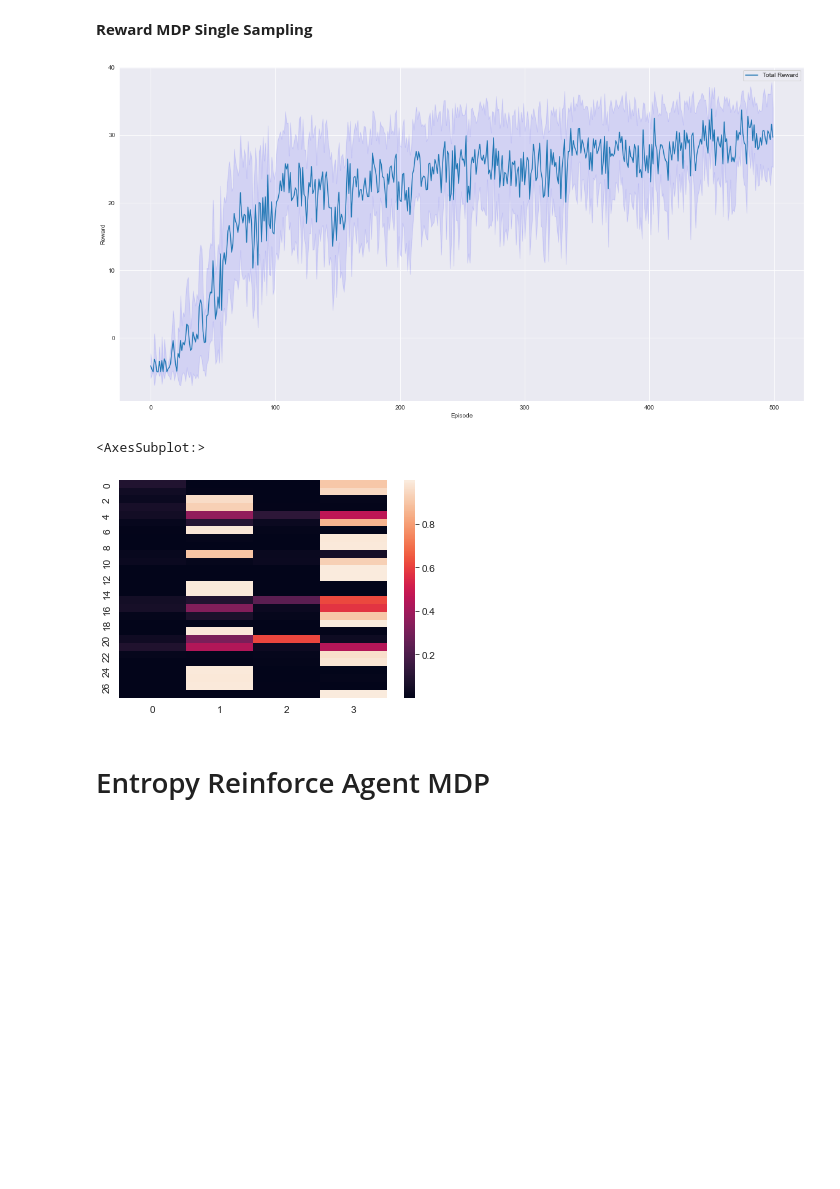
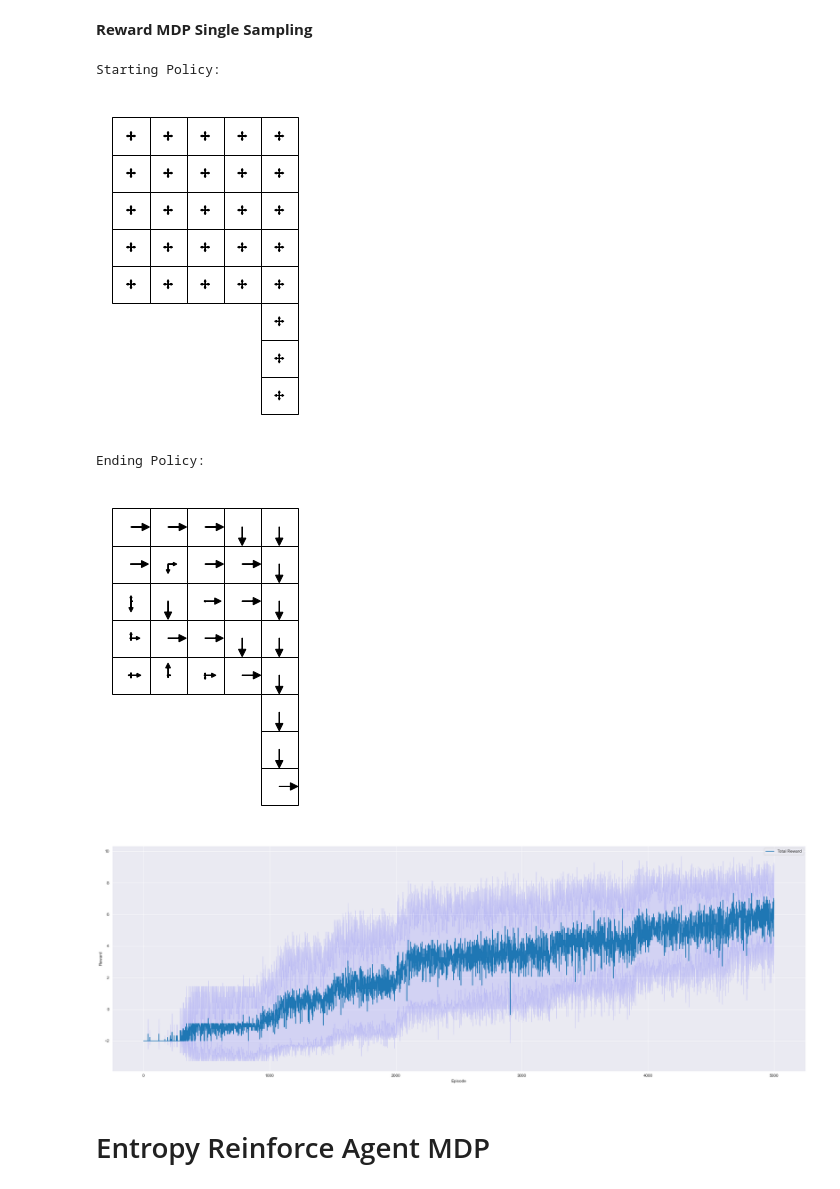
Before and after one commit to duiliocirino/Thesis, a Jupyter notebook: Exploration POMDP/CorridorGridworld.ipynb, the cells around one changed output. Drawn from its saved outputs; the diff is of its cells as text; code cells hidden in the pictures; blank space fills up the shorter version.

```diff
--- a/Exploration POMDP/CorridorGridworld.ipynb
+++ b/Exploration POMDP/CorridorGridworld.ipynb
@@ -241,18 +268,24 @@ class REINFORCEAgent():
 **Reward MDP Single Sampling**
 # %%
 # Create the Gridworld environment and the REINFORCE agent
-n_episodes = 500
-env = GridworldEnv(time_horizon=50)
+n_episodes = 5000
+env = GridworldEnv(time_horizon=20)
 #number of run per episode
-n_run = 15
+n_run = 10
 confidence = 0.95
 
+# Create the REINFORCE agent
+agent = REINFORCEAgent(env)
+
+# Print the starting policy
+print("Starting Policy:")
+print_gridworld_with_policy(agent)
+
 # Train the agent and plot the rewards
-fig, ax = plt.subplots(figsize=(20,10))
 list_total_rewards = []
 with tqdm(total=n_run * n_episodes, ncols=80) as pbar:
     for r in range(n_run):
-        agent = REINFORCEAgent(env=env, alpha=0.05)
+        agent = REINFORCEAgent(env)
         total_rewards = []
         for i in range(n_episodes):
             episode = []
@@ -262,46 +295,47 @@ with tqdm(total=n_run * n_episodes, ncols=80) as pbar:
             while not done:
                 action = agent.get_action(state)
                 next_state, reward, done, _ = env.step(action)
                 episode.append((state, action, reward, next_state))
                 state = next_state
                 total_reward += reward
             total_rewards.append(total_reward)
             agent.update_single_sampling(episode)
             pbar.update(1)
         list_total_rewards.append(total_rewards)
-list_total_rewards = np.transpose(np.array(list_total_rewards), (1,0))
+list_total_rewards = np.transpose(np.array(list_total_rewards), (1, 0))
+
+# Print the ending policy
+print("Ending Policy:")
+print_gridworld_with_policy(agent)
+
+# Prepare the rewards plot
+fig, ax = plt.subplots(figsize=(30, 10))
 # Initialize the plotting vectors
 total_rewards_means = []
 under_line = []
 over_line = []
 for i in range(n_episodes):
     total_rewards_mean = np.mean(list_total_rewards[i])
     total_rewards_std = np.std(list_total_rewards[i])
     freedom_deg = n_run - 1
     t_crit = np.abs(t.ppf((1 - confidence) / 2, freedom_deg))
     total_rewards_means.append(total_rewards_mean)
     under_line.append(total_rewards_mean - total_rewards_std * t_crit / np.sqrt(n_run))
     over_line.append(total_rewards_mean + total_rewards_std * t_crit / np.sqrt(n_run))
 ax.clear()
 ax.plot(total_rewards_means, label='Total Reward')
 ax.fill_between(np.arange(n_episodes), under_line, over_line, color='b', alpha=0.1)
 ax.set_xlabel('Episode')
 ax.set_ylabel('Reward')
 ax.legend()
 fig.canvas.draw()
+plt.show()
 # %% [output]
+Starting Policy:
-[figure, old version]
+[figure, new version]
+Ending Policy:
+[figure, added]
+[figure, added]
-# %%
-heatmap_data = np.zeros((env.state_space.n, env.action_space.n))
-for s in range(env.state_space.n):
-    for a in range(env.action_space.n):
-        prob = np.exp(agent.policy_params[s, a]) / np.sum(np.exp(agent.policy_params[s]))
-        heatmap_data[s, a] = prob
-
-sns.heatmap(data=heatmap_data)
-# %% [output]
-<AxesSubplot:>
-[figure, removed]
 # %% [markdown]
 # Entropy Reinforce Agent MDP
 # %%
```
Also changed, not shown: parts of 21 cells of this notebook.
